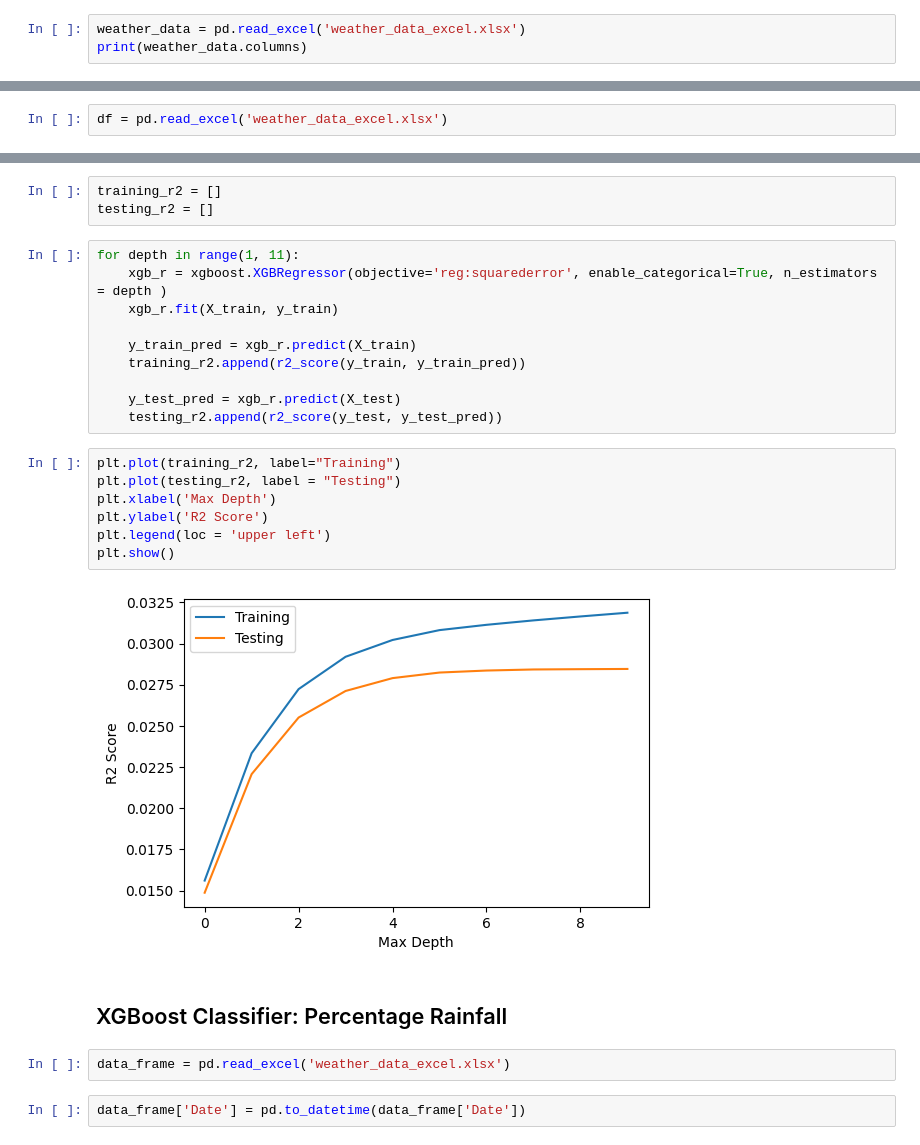
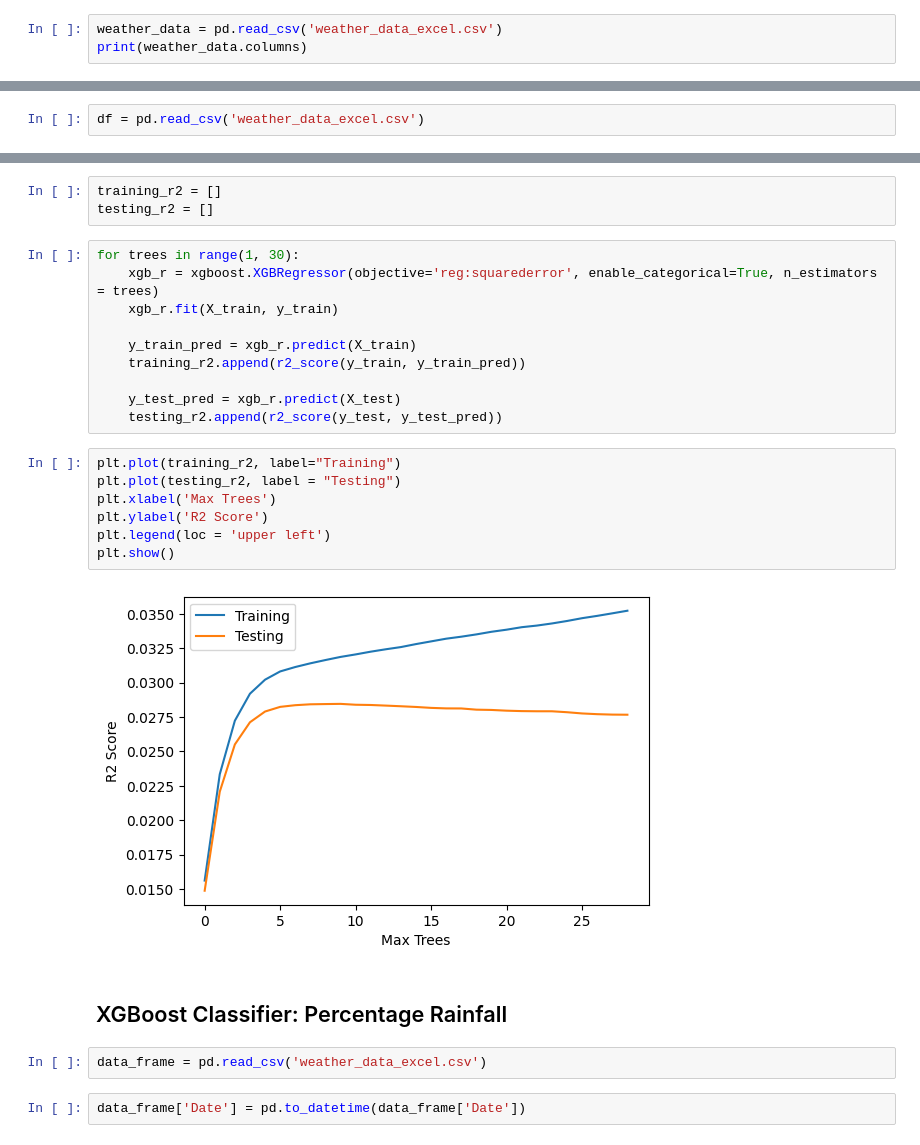
Before and after one commit to JamesShaklee/WeatherPrediction, a Jupyter notebook: WeatherNotebook.ipynb, the cells around one changed output, grey strips where cells are left out. Saved outputs shown, nothing was run; the diff lists cells and outputs as text.

```diff
--- a/WeatherNotebook.ipynb
+++ b/WeatherNotebook.ipynb
@@ -61,7 +61,7 @@ def plot_decision_regions(X, y, classifier, resolution=0.02):
 # %% [markdown]
 ## Decision Tree Regressor
 # %%
-weather_data = pd.read_excel('weather_data_excel.xlsx')
+weather_data = pd.read_csv('weather_data_excel.csv')
 print(weather_data.columns)
 # %% [output]
 Index(['Location', 'Date_Time', 'Temperature_C', 'Humidity_pct',
@@ -151,7 +151,7 @@ plt.show()
 # %% [markdown]
 ## XGBoost Regressor
 # %%
-df = pd.read_excel('weather_data_excel.xlsx')
+df = pd.read_csv('weather_data_excel.csv')
 # %%
 df['Date'] = pd.to_datetime(df['Date'])
 # %%
@@ -214,8 +214,8 @@ testing_r2
 training_r2 = []
 testing_r2 = []
 # %%
-for depth in range(1, 11):
-    xgb_r = xgboost.XGBRegressor(objective='reg:squarederror', enable_categorical=True, n_estimators = depth )
+for trees in range(1, 30):
+    xgb_r = xgboost.XGBRegressor(objective='reg:squarederror', enable_categorical=True, n_estimators = trees)
     xgb_r.fit(X_train, y_train)
 
     y_train_pred = xgb_r.predict(X_train)
@@ -226,16 +226,16 @@ for depth in range(1, 11):
 # %%
 plt.plot(training_r2, label="Training")
 plt.plot(testing_r2, label = "Testing")
-plt.xlabel('Max Depth')
+plt.xlabel('Max Trees')
 plt.ylabel('R2 Score')
 plt.legend(loc = 'upper left')
 plt.show()
 # %% [output]
-[figure, old version]
+[figure, new version]
 # %% [markdown]
 ## XGBoost Classifier: Percentage Rainfall
 # %%
-data_frame = pd.read_excel('weather_data_excel.xlsx')
+data_frame = pd.read_csv('weather_data_excel.csv')
 # %%
 data_frame['Date'] = pd.to_datetime(data_frame['Date'])
 # %%
```
Also changed, not shown: parts of 15 cells of this notebook.
